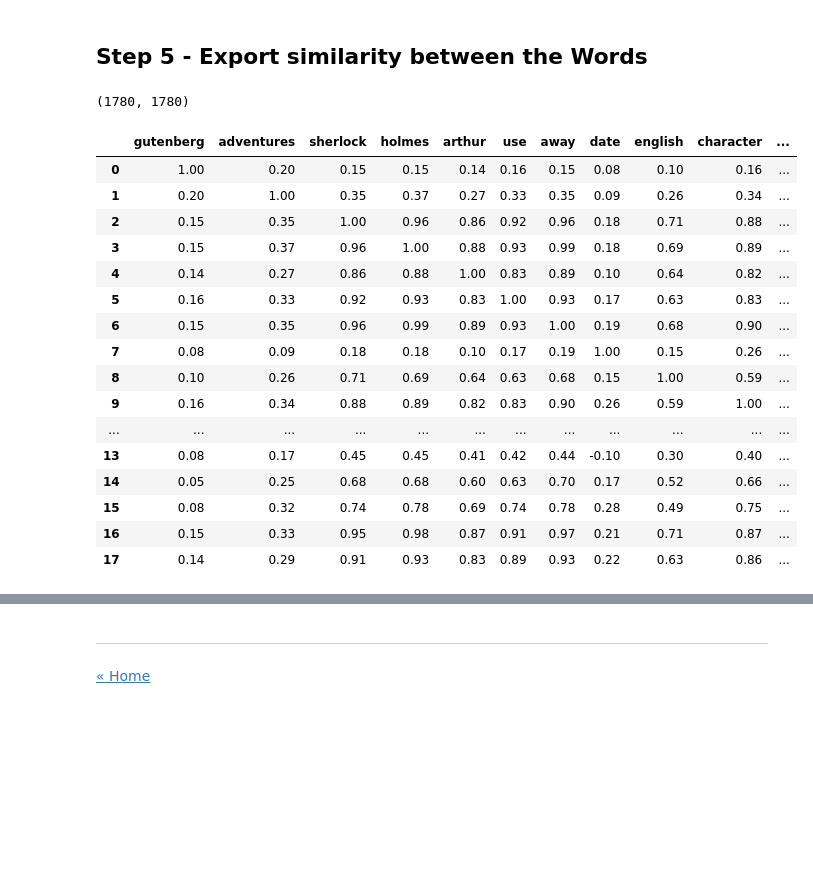
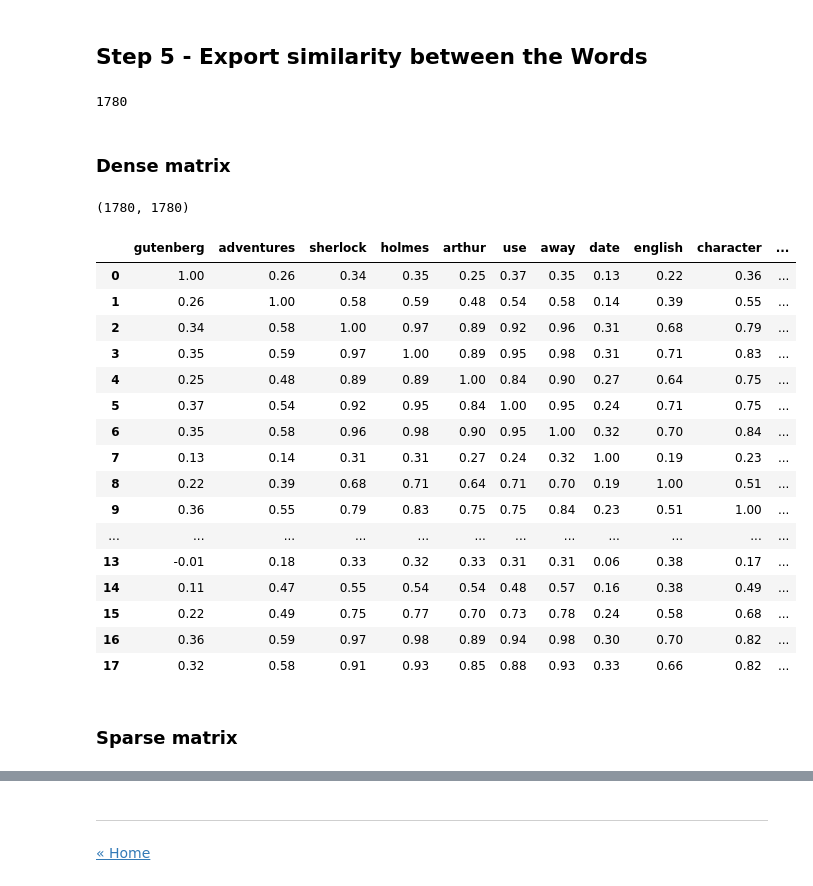
Before and after one commit to ansegura7/NLP, a Jupyter notebook: code/NLP_Word2Vec.ipynb, the cells around one changed output, grey strips where cells are left out. Saved outputs shown, nothing was run; the diff lists cells and outputs as text; code cells hidden in the pictures; blank space fills up the shorter version.

Commit message:
NLP Word2Vec
Add dense and sparse matrix calculation. Also updated the CSV files.

```diff
--- a/code/NLP_Word2Vec.ipynb
+++ b/code/NLP_Word2Vec.ipynb
@@ -374,8 +375,17 @@ ax.grid()
 # %% [markdown]
 ## Step 5 - Export similarity between the Words
+# %%
+# Create Word2Vec model
+w2v_model = Word2Vec(all_words, min_count = 5, size = 100, window = 5, sg = 0)
+vocabulary = w2v_model.wv.vocab
+len(vocabulary)
+# %% [output]
+1780
+# %% [markdown]
+### Dense matrix
 # %%
-# Returns the similarity between all the words in the document
-def get_word_similarity(model, vocabulary, precision = 2):
+# Returns the dense similarity between all the words in the document
+def get_dense_similarity(model, vocabulary, precision = 3):
     words_sim = []
 
     for w1 in vocabulary:
@@ -395,25 +400,26 @@ words_sim = get_word_similarity(w2v_model, vocabulary)
 # %%
 # Create dataframe with the similarity between all the words in the document
-df = pd.DataFrame.from_records(words_sim, columns = vocabulary)
-print(df.shape)
-df.iloc[:18, :18]
+words_sim = get_dense_similarity(w2v_model, vocabulary, 2)
+df_dense = pd.DataFrame.from_records(words_sim, columns = vocabulary)
+print(df_dense.shape)
+df_dense.iloc[:18, :18]
 # %% [output]
 (1780, 1780)
 |  | gutenberg | adventures | sherlock | holmes | arthur | use | away | date | english | character | ... |
-| 0 | 1.00 | 0.20 | 0.15 | 0.15 | 0.14 | 0.16 | 0.15 | 0.08 | 0.10 | 0.16 | ... |
-| 1 | 0.20 | 1.00 | 0.35 | 0.37 | 0.27 | 0.33 | 0.35 | 0.09 | 0.26 | 0.34 | ... |
-| 2 | 0.15 | 0.35 | 1.00 | 0.96 | 0.86 | 0.92 | 0.96 | 0.18 | 0.71 | 0.88 | ... |
-| 3 | 0.15 | 0.37 | 0.96 | 1.00 | 0.88 | 0.93 | 0.99 | 0.18 | 0.69 | 0.89 | ... |
-| 4 | 0.14 | 0.27 | 0.86 | 0.88 | 1.00 | 0.83 | 0.89 | 0.10 | 0.64 | 0.82 | ... |
-| 5 | 0.16 | 0.33 | 0.92 | 0.93 | 0.83 | 1.00 | 0.93 | 0.17 | 0.63 | 0.83 | ... |
-| 6 | 0.15 | 0.35 | 0.96 | 0.99 | 0.89 | 0.93 | 1.00 | 0.19 | 0.68 | 0.90 | ... |
-| 7 | 0.08 | 0.09 | 0.18 | 0.18 | 0.10 | 0.17 | 0.19 | 1.00 | 0.15 | 0.26 | ... |
-| 8 | 0.10 | 0.26 | 0.71 | 0.69 | 0.64 | 0.63 | 0.68 | 0.15 | 1.00 | 0.59 | ... |
-| 9 | 0.16 | 0.34 | 0.88 | 0.89 | 0.82 | 0.83 | 0.90 | 0.26 | 0.59 | 1.00 | ... |
+| 0 | 1.00 | 0.26 | 0.34 | 0.35 | 0.25 | 0.37 | 0.35 | 0.13 | 0.22 | 0.36 | ... |
+| 1 | 0.26 | 1.00 | 0.58 | 0.59 | 0.48 | 0.54 | 0.58 | 0.14 | 0.39 | 0.55 | ... |
+| 2 | 0.34 | 0.58 | 1.00 | 0.97 | 0.89 | 0.92 | 0.96 | 0.31 | 0.68 | 0.79 | ... |
+| 3 | 0.35 | 0.59 | 0.97 | 1.00 | 0.89 | 0.95 | 0.98 | 0.31 | 0.71 | 0.83 | ... |
+| 4 | 0.25 | 0.48 | 0.89 | 0.89 | 1.00 | 0.84 | 0.90 | 0.27 | 0.64 | 0.75 | ... |
+| 5 | 0.37 | 0.54 | 0.92 | 0.95 | 0.84 | 1.00 | 0.95 | 0.24 | 0.71 | 0.75 | ... |
+| 6 | 0.35 | 0.58 | 0.96 | 0.98 | 0.90 | 0.95 | 1.00 | 0.32 | 0.70 | 0.84 | ... |
+| 7 | 0.13 | 0.14 | 0.31 | 0.31 | 0.27 | 0.24 | 0.32 | 1.00 | 0.19 | 0.23 | ... |
+| 8 | 0.22 | 0.39 | 0.68 | 0.71 | 0.64 | 0.71 | 0.70 | 0.19 | 1.00 | 0.51 | ... |
+| 9 | 0.36 | 0.55 | 0.79 | 0.83 | 0.75 | 0.75 | 0.84 | 0.23 | 0.51 | 1.00 | ... |
 | ... | ... | ... | ... | ... | ... | ... | ... | ... | ... | ... | ... |
-| 13 | 0.08 | 0.17 | 0.45 | 0.45 | 0.41 | 0.42 | 0.44 | -0.10 | 0.30 | 0.40 | ... |
-| 14 | 0.05 | 0.25 | 0.68 | 0.68 | 0.60 | 0.63 | 0.70 | 0.17 | 0.52 | 0.66 | ... |
-| 15 | 0.08 | 0.32 | 0.74 | 0.78 | 0.69 | 0.74 | 0.78 | 0.28 | 0.49 | 0.75 | ... |
-| 16 | 0.15 | 0.33 | 0.95 | 0.98 | 0.87 | 0.91 | 0.97 | 0.21 | 0.71 | 0.87 | ... |
-| 17 | 0.14 | 0.29 | 0.91 | 0.93 | 0.83 | 0.89 | 0.93 | 0.22 | 0.63 | 0.86 | ... |
+| 13 | -0.01 | 0.18 | 0.33 | 0.32 | 0.33 | 0.31 | 0.31 | 0.06 | 0.38 | 0.17 | ... |
+| 14 | 0.11 | 0.47 | 0.55 | 0.54 | 0.54 | 0.48 | 0.57 | 0.16 | 0.38 | 0.49 | ... |
+| 15 | 0.22 | 0.49 | 0.75 | 0.77 | 0.70 | 0.73 | 0.78 | 0.24 | 0.58 | 0.68 | ... |
+| 16 | 0.36 | 0.59 | 0.97 | 0.98 | 0.89 | 0.94 | 0.98 | 0.30 | 0.70 | 0.82 | ... |
+| 17 | 0.32 | 0.58 | 0.91 | 0.93 | 0.85 | 0.88 | 0.93 | 0.33 | 0.66 | 0.82 | ... |
 # %%
@@ -422,0 +429,2 @@ df.to_csv(file_path, index = False, sep = ',')
+# %% [markdown]
+### Sparse matrix
```
Also changed, not shown: parts of 17 cells of this notebook, 4 other files.
